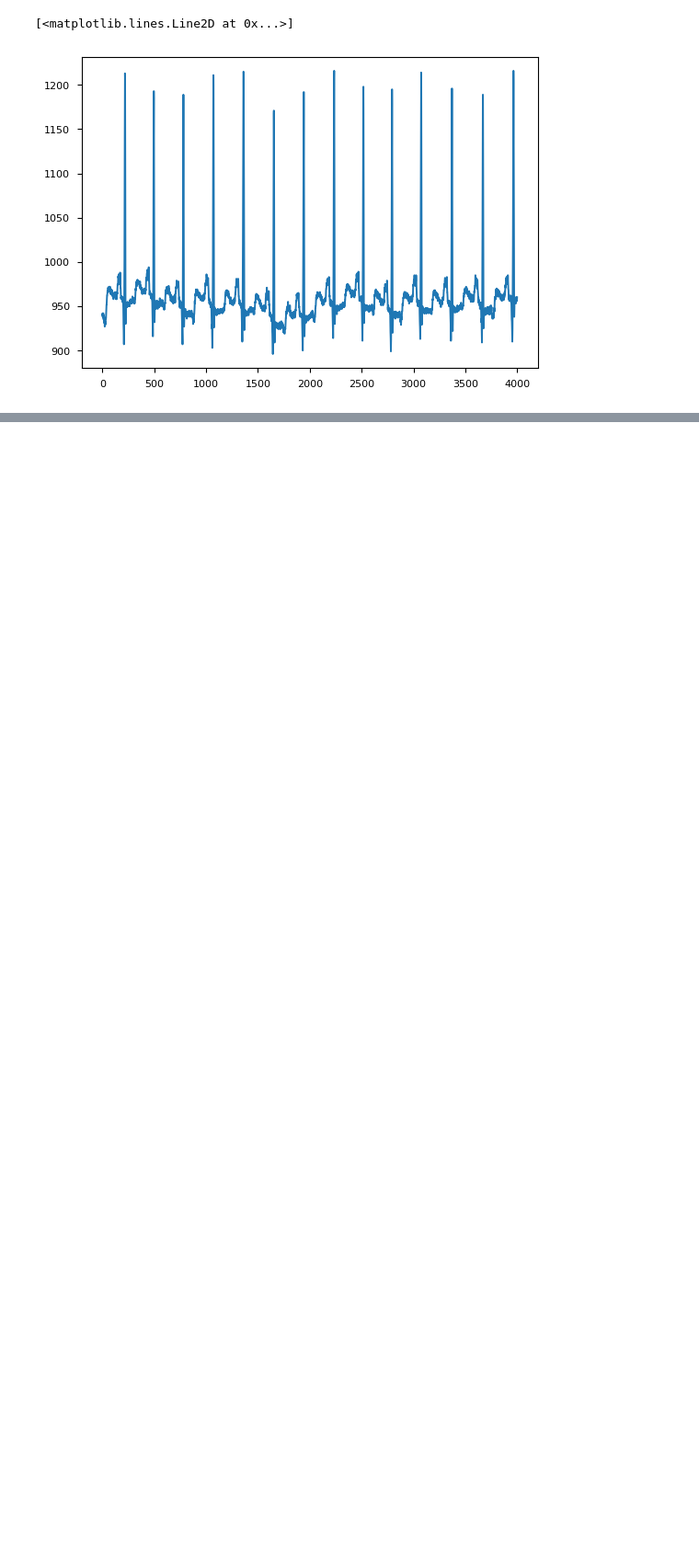
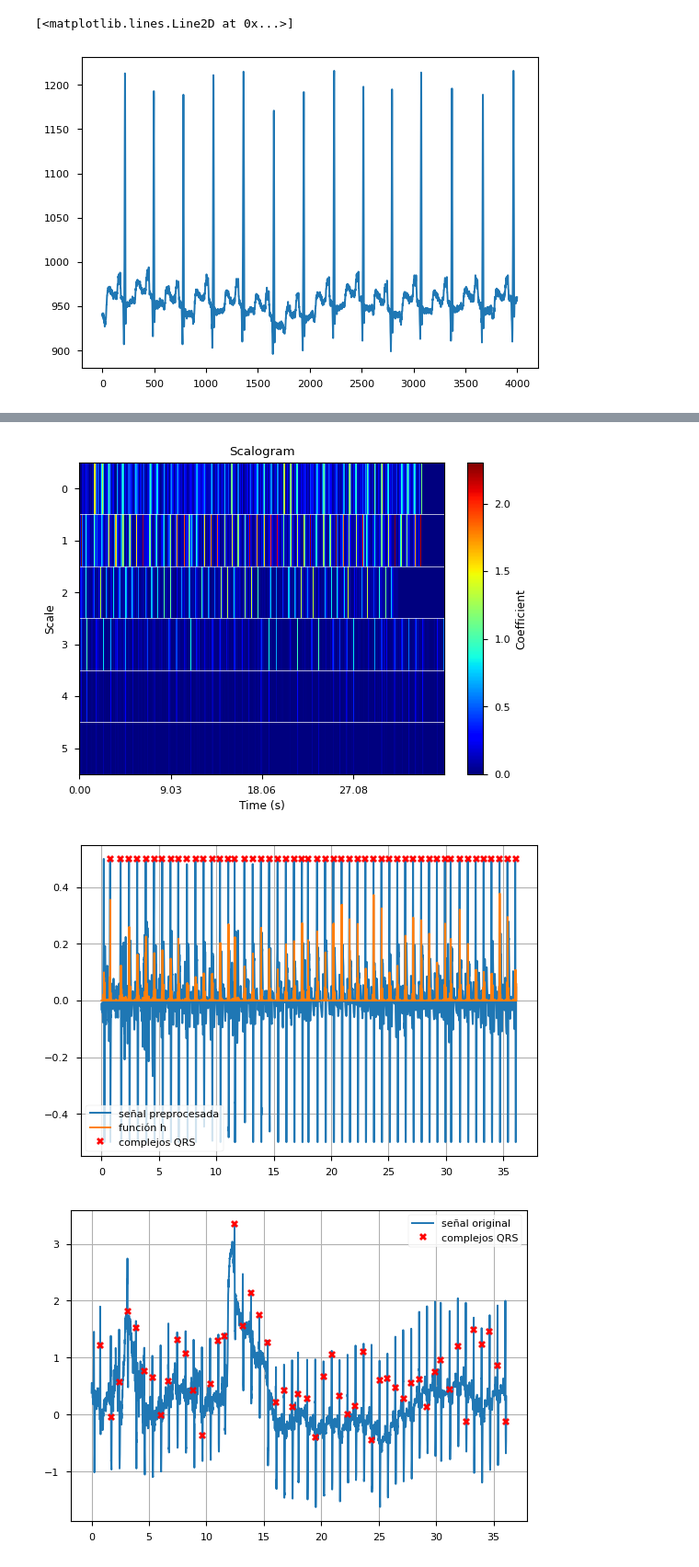
Before and after one commit to JBatRey/tp4assd, a Jupyter notebook: denoise.ipynb, the cells around one changed output, grey strips where cells are left out. Shown at 92% size. Cells and saved outputs as stored; diff of their text form; code cells hidden in the pictures; blank space fills up the shorter version.

```diff
--- a/denoise.ipynb
+++ b/denoise.ipynb
@@ -451,0 +585,62 @@ plt.plot(np.array(ecg_record2["'MLII'"])[100000:104000])
+# %%
+# Load ECG signal
+original_ecg_record = segments[0][:13000]
+#ecg_record = lowpass_filter(original_ecg_record)
+ecg_record = wav_filter_lvl6(original_ecg_record)
+ecg_record =  np.array(ecg_record)/np.max(abs(ecg_record))
+
+for i, element in enumerate(ecg_record):
+    if ecg_record[i]> 0.5:
+        ecg_record[i] = 0.5
+    if ecg_record[i]< -0.5:
+        ecg_record[i] = -0.5
+
+
+
+print_scalogram(ecg_record, wavelet='haar', level = 5)
+
+peaks, h = detect_peaks(ecg_record, 3, 4, 0.3)
+
+
+
+peaks = np.repeat(peaks, 2)
+peaks[1::2]=0
+
+h = np.repeat(h, 2)
+h[1::2]=0
+
+t = np.linspace(0, ecg_record.size/360,ecg_record.size)
+
+plt.plot(t, ecg_record, label = 'señal preprocesada')
+plt.plot(t, h, label = 'función h')
+plt.plot(t[peaks>0], 0.5*peaks[peaks>0], 'rX', label = 'complejos QRS')
+
+plt.legend(loc='lower left')
+plt.grid()
+plt.show()
+
+plt.plot(t, original_ecg_record, label = 'señal original')
+#plt.plot(t, h, label = 'función h')
+plt.plot(t[peaks>0], original_ecg_record[peaks>0]*peaks[peaks>0], 'rX', label = 'complejos QRS')
+
+plt.legend()
+plt.grid()
+plt.show()
+
+rpm = []
+qrst = t[peaks>0]
+for i, _ in enumerate(qrst):
+    if i<qrst.size-1:
+        rpm.append((qrst[i+1]-qrst[i]))
+
+
+plt.plot(qrst[:-1], 60/np.array(rpm), 'o-', label='latidos por minuto')
+
+plt.legend()
+plt.grid()
+plt.show()
+#plt.xlim(7.5,12)
+# %% [output]
+[figure, added]
+[figure, added]
+[figure, added]
```
Also changed, not shown: parts of 12 cells of this notebook, 6 other files.
